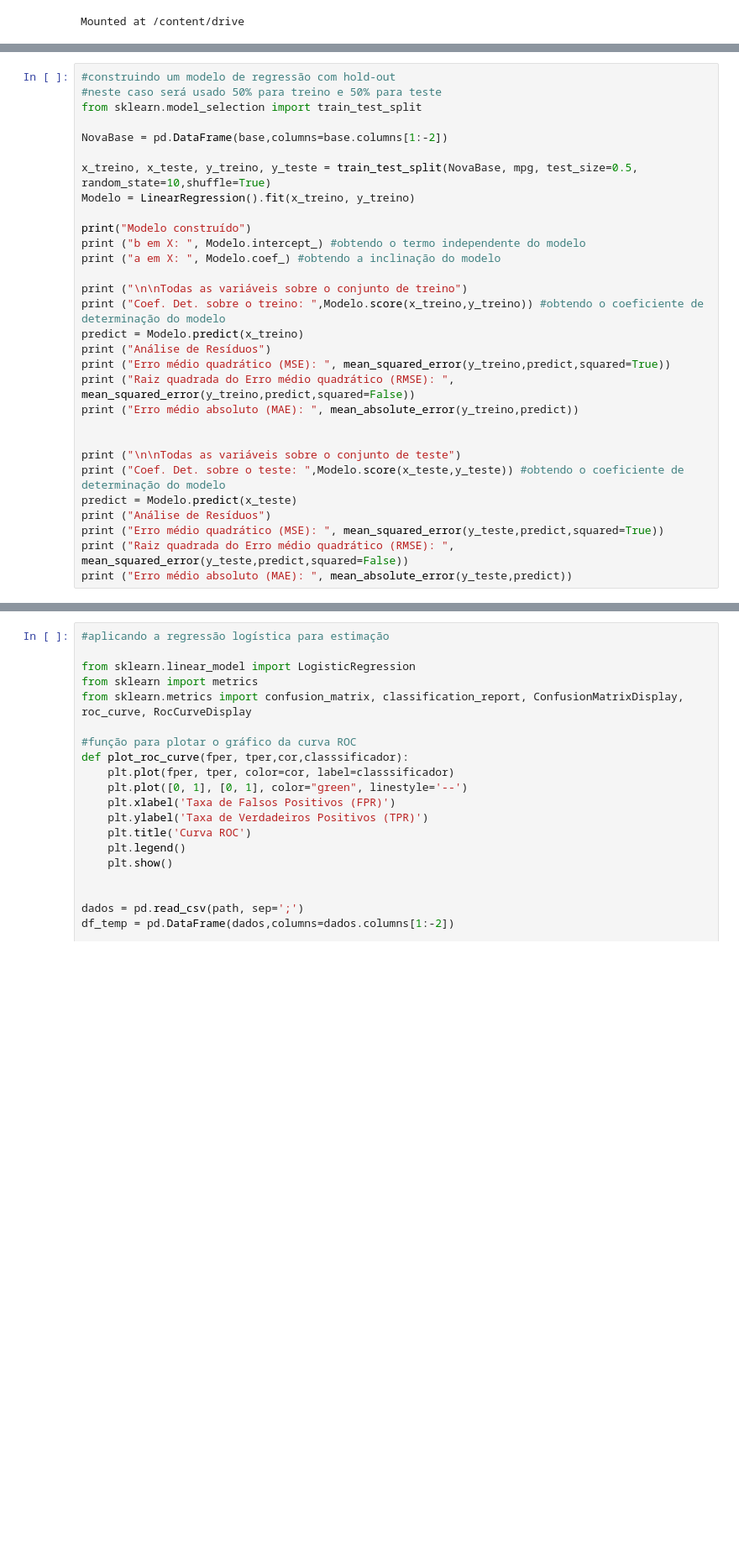
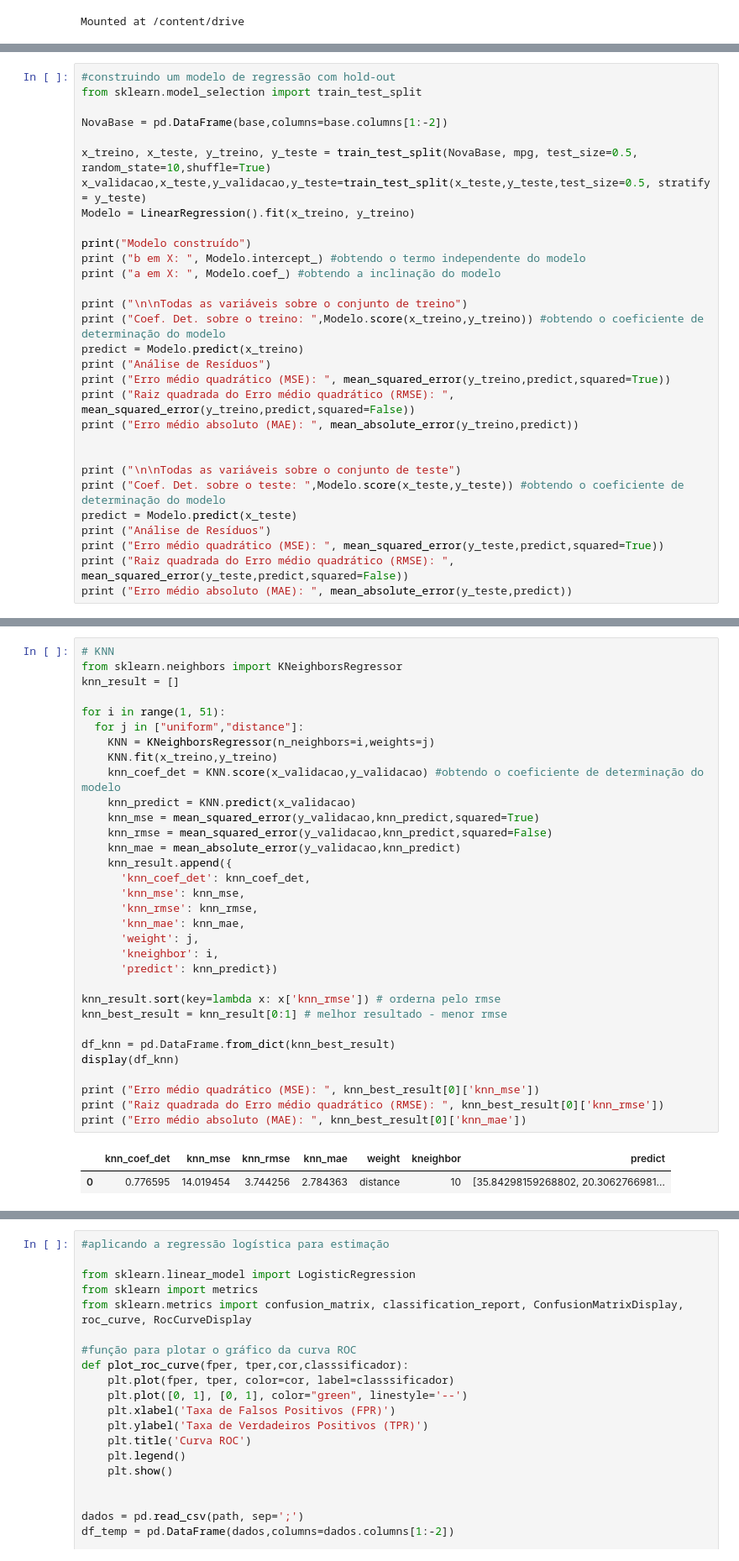
Before and after one commit to WillianCella/ModelosDeAprendizadoSupervisionado2, a Jupyter notebook: Trabalho_2_–_Modelos_de_Aprendizado_Supervisionado_RegressaoLinear.ipynb, the cells around one changed output, grey strips where cells are left out. Shown: that part at 84% size. Cells and saved outputs as stored; diff of their text form; blank space fills up the shorter version.

```diff
--- a/Trabalho_2_–_Modelos_de_Aprendizado_Supervisionado_RegressaoLinear.ipynb
+++ b/Trabalho_2_–_Modelos_de_Aprendizado_Supervisionado_RegressaoLinear.ipynb
@@ -191,11 +190,11 @@ Erro médio absoluto (MAE):  2.836985847931581
 # %%
 #construindo um modelo de regressão com hold-out
-#neste caso será usado 50% para treino e 50% para teste
 from sklearn.model_selection import train_test_split
 
 NovaBase = pd.DataFrame(base,columns=base.columns[1:-2])
 
 x_treino, x_teste, y_treino, y_teste = train_test_split(NovaBase, mpg, test_size=0.5, random_state=10,shuffle=True)
+x_validacao,x_teste,y_validacao,y_teste=train_test_split(x_teste,y_teste,test_size=0.5, stratify = y_teste)
 Modelo = LinearRegression().fit(x_treino, y_treino)
 
 print("Modelo construído")
@@ -241,0 +247,35 @@ Erro médio absoluto (MAE):  2.9869799843420783
+# %%
+# KNN
+from sklearn.neighbors import KNeighborsRegressor
+knn_result = []
+
+for i in range(1, 51):
+  for j in ["uniform","distance"]:
+    KNN = KNeighborsRegressor(n_neighbors=i,weights=j)
+    KNN.fit(x_treino,y_treino)
+    knn_coef_det = KNN.score(x_validacao,y_validacao) #obtendo o coeficiente de determinação do modelo
+    knn_predict = KNN.predict(x_validacao)
+    knn_mse = mean_squared_error(y_validacao,knn_predict,squared=True)
+    knn_rmse = mean_squared_error(y_validacao,knn_predict,squared=False)
+    knn_mae = mean_absolute_error(y_validacao,knn_predict)
+    knn_result.append({
+      'knn_coef_det': knn_coef_det,
+      'knn_mse': knn_mse,
+      'knn_rmse': knn_rmse,
+      'knn_mae': knn_mae,
+      'weight': j,
+      'kneighbor': i,
+      'predict': knn_predict})
+
+knn_result.sort(key=lambda x: x['knn_rmse']) # orderna pelo rmse
+knn_best_result = knn_result[0:1] # melhor resultado - menor rmse
+
+df_knn = pd.DataFrame.from_dict(knn_best_result)
+display(df_knn)
+
+print ("Erro médio quadrático (MSE): ", knn_best_result[0]['knn_mse'])
+print ("Raiz quadrada do Erro médio quadrático (RMSE): ", knn_best_result[0]['knn_rmse'])
+print ("Erro médio absoluto (MAE): ", knn_best_result[0]['knn_mae'])
+# %% [output]
+|  | knn_coef_det | knn_mse | knn_rmse | knn_mae | weight | kneighbor | predict |
+| 0 | 0.776595 | 14.019454 | 3.744256 | 2.784363 | distance | 10 | [35.84298159268802, 20.3062766981... |
```
Also changed, not shown: parts of 13 cells of this notebook.
